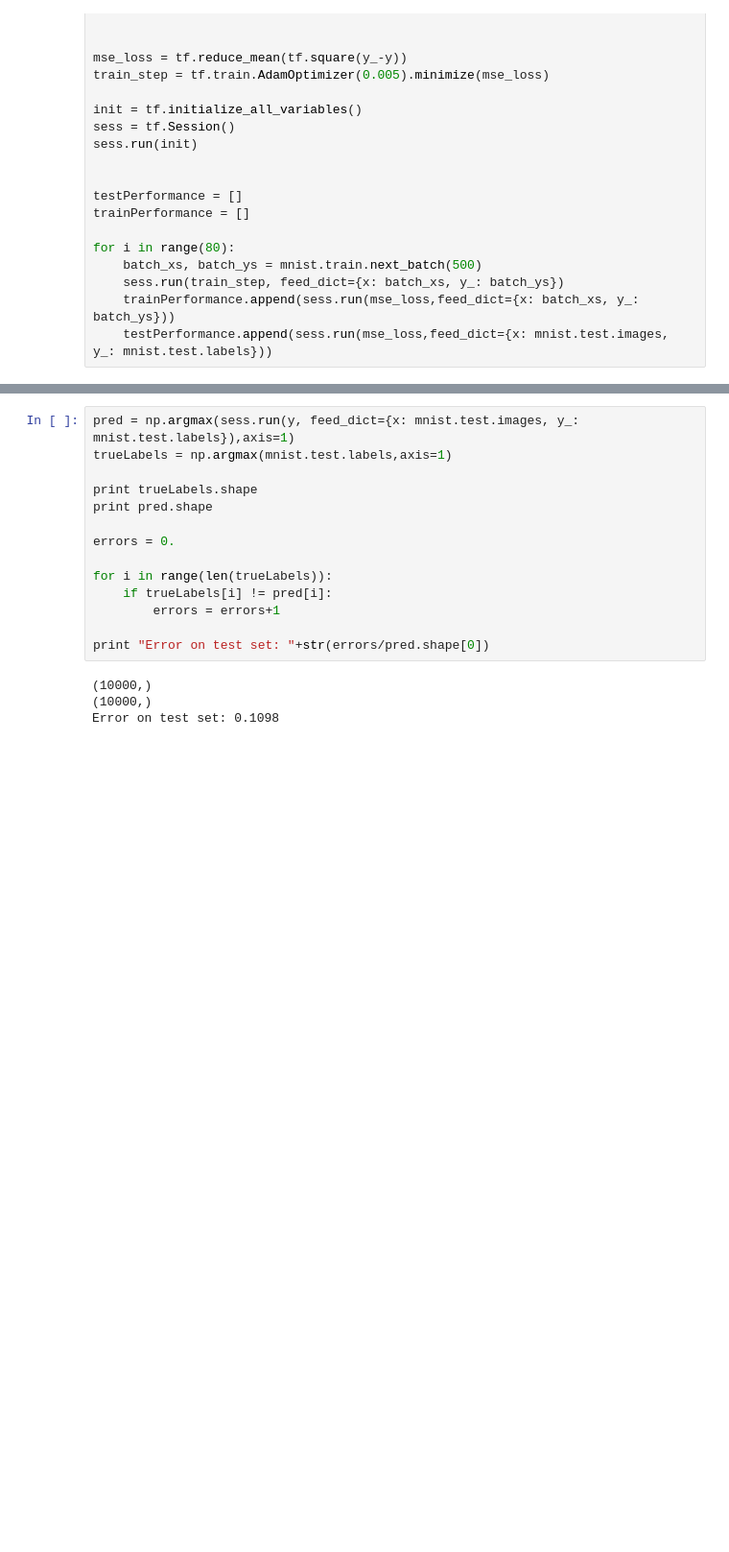
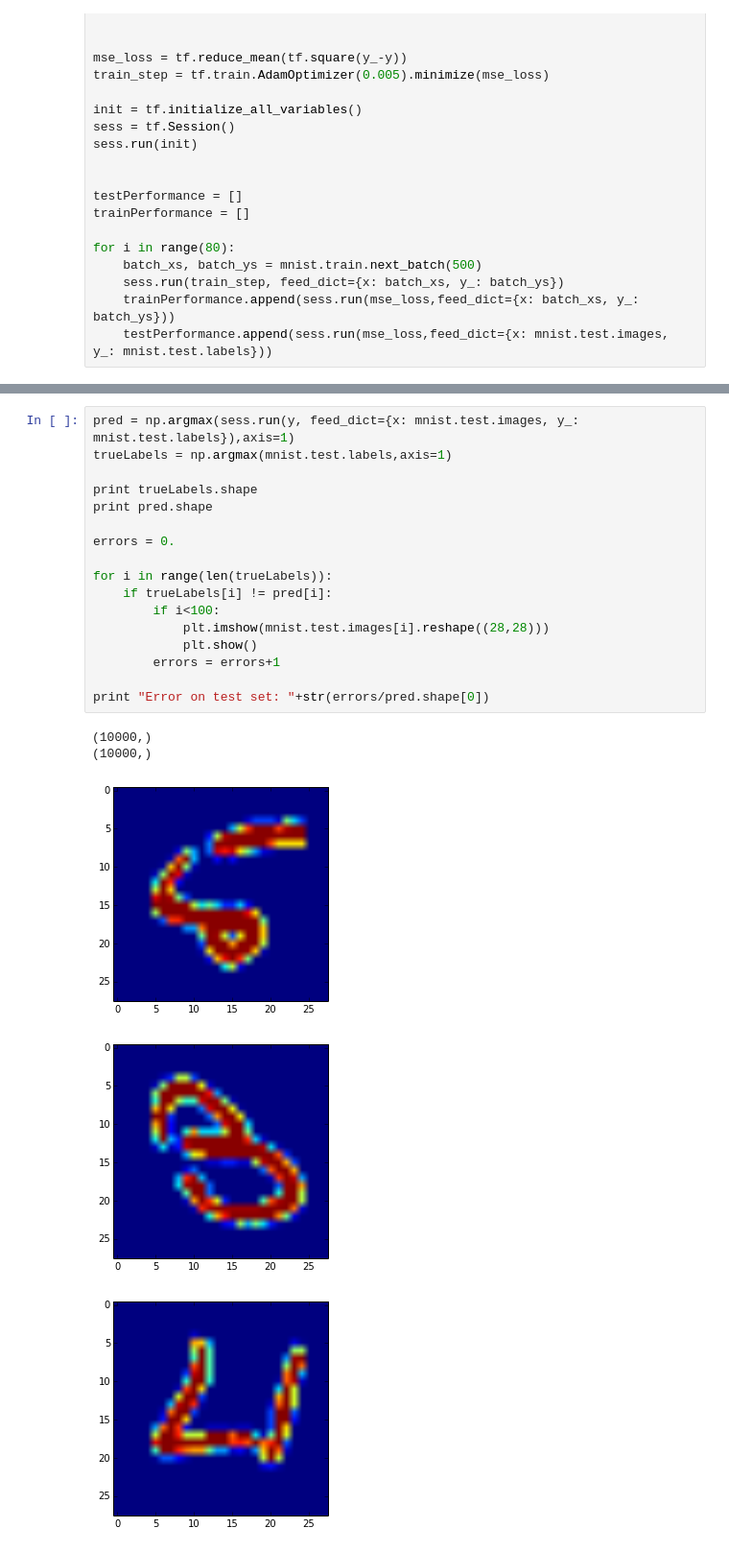
Before and after one commit to sandroormeno/Tensorflow-basic-examples, a Jupyter notebook: MultilayerPerceptron-Easy.ipynb, the cells around one changed output, grey strips where cells are left out. Shown at 96% size. Saved outputs shown, nothing was run; the diff lists cells and outputs as text; blank space fills up the shorter version.

```diff
--- a/MultilayerPerceptron-Easy.ipynb
+++ b/MultilayerPerceptron-Easy.ipynb
@@ -59,18 +59,23 @@ plt.show()
 # %%
 pred = np.argmax(sess.run(y, feed_dict={x: mnist.test.images, y_: mnist.test.labels}),axis=1)
 trueLabels = np.argmax(mnist.test.labels,axis=1)
 
 print trueLabels.shape
 print pred.shape
 
 errors = 0.
 
 for i in range(len(trueLabels)):
     if trueLabels[i] != pred[i]:
+        if i<100:
+            plt.imshow(mnist.test.images[i].reshape((28,28)))
+            plt.show()
         errors = errors+1
 
 print "Error on test set: "+str(errors/pred.shape[0])
 # %% [output]
 (10000,)
 (10000,)
-Error on test set: 0.1098
+[figure, added]
+[figure, added]
+[figure, added]
```
Also changed, not shown: parts of 3 cells of this notebook, 2 other files.
